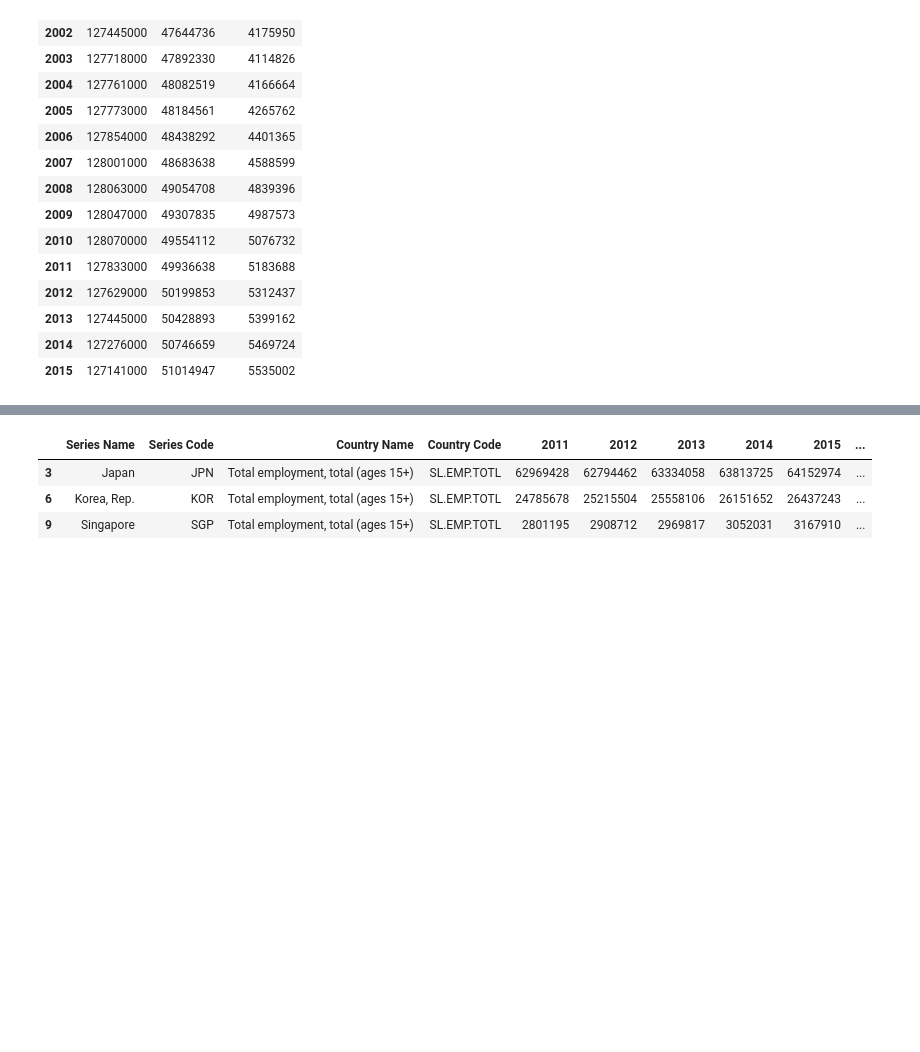
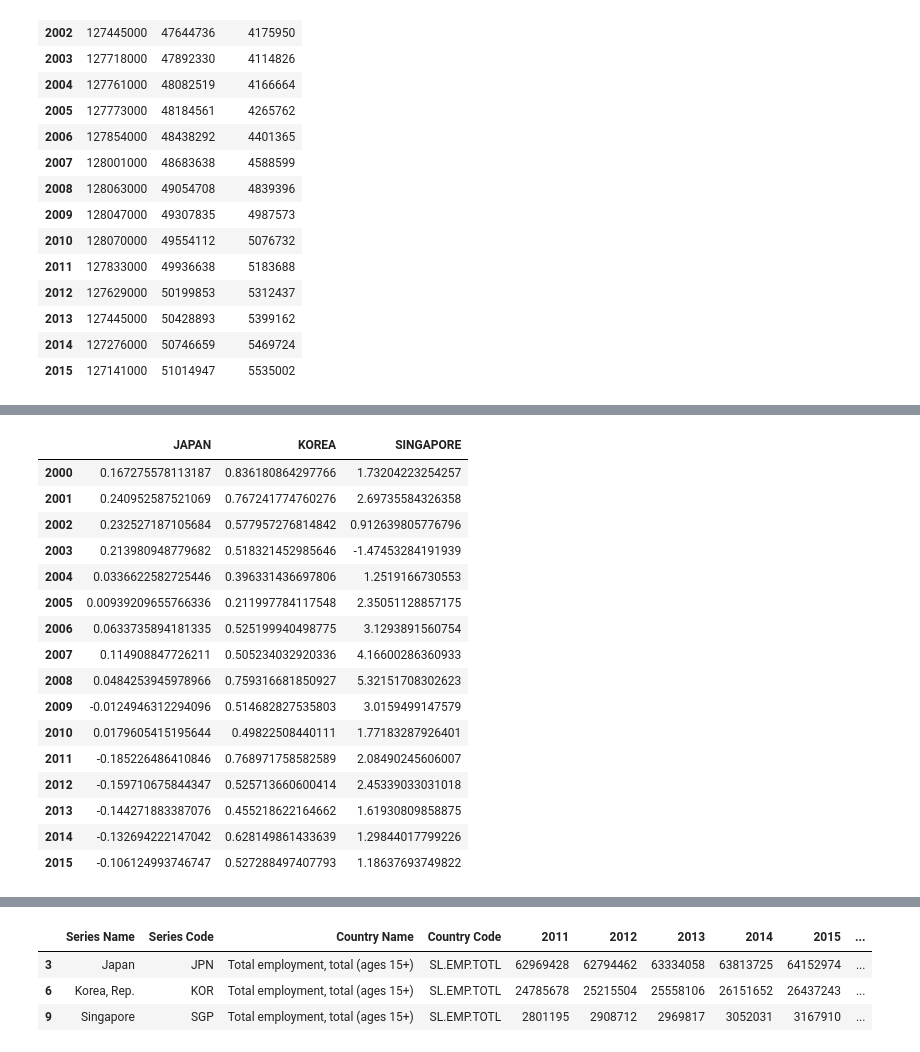
Before and after one commit to Dolly0106/RL, a Jupyter notebook: HW2.ipynb, the cells around one changed output, grey strips where cells are left out. Saved outputs shown, nothing was run; the diff lists cells and outputs as text; code cells hidden in the pictures; blank space fills up the shorter version.

```diff
--- a/HW2.ipynb
+++ b/HW2.ipynb
@@ -68 +125,40 @@ df
+# %%
+#人口成長率可以影響國家未來的發展
+
+Country = ['JAPAN', 'KOREA', 'SINGAPORE']
+years = np.linspace(2000, 2015, 16)
+#日本
+Pd_country1 = population_growth.loc[4]
+#韓國
+Pd_country2 = population_growth.loc[5]
+#新加坡
+Pd_country3 = population_growth.loc[6]
+
+alldata = {
+    "JAPAN": Pd_country1,
+    "KOREA" : Pd_country2,
+    "SINGAPORE": Pd_country3,
+}
+
+df2 = pd.DataFrame(alldata)
+df2 = df2.iloc[4:]
+df2
+# %% [output]
+|  | JAPAN | KOREA | SINGAPORE |
+| 2000 | 0.167275578113187 | 0.836180864297766 | 1.73204223254257 |
+| 2001 | 0.240952587521069 | 0.767241774760276 | 2.69735584326358 |
+| 2002 | 0.232527187105684 | 0.577957276814842 | 0.912639805776796 |
+| 2003 | 0.213980948779682 | 0.518321452985646 | -1.47453284191939 |
+| 2004 | 0.0336622582725446 | 0.396331436697806 | 1.2519166730553 |
+| 2005 | 0.00939209655766336 | 0.211997784117548 | 2.35051128857175 |
+| 2006 | 0.0633735894181335 | 0.525199940498775 | 3.1293891560754 |
+| 2007 | 0.114908847726211 | 0.505234032920336 | 4.16600286360933 |
+| 2008 | 0.0484253945978966 | 0.759316681850927 | 5.32151708302623 |
+| 2009 | -0.0124946312294096 | 0.514682827535803 | 3.0159499147579 |
+| 2010 | 0.0179605415195644 | 0.49822508440111 | 1.77183287926401 |
+| 2011 | -0.185226486410846 | 0.768971758582589 | 2.08490245606007 |
+| 2012 | -0.159710675844347 | 0.525713660600414 | 2.45339033031018 |
+| 2013 | -0.144271883387076 | 0.455218622164662 | 1.61930809858875 |
+| 2014 | -0.132694222147042 | 0.628149861433639 | 1.29844017799226 |
+| 2015 | -0.106124993746747 | 0.527288497407793 | 1.18637693749822 |
 # %%
```
Also changed, not shown: parts of 17 cells of this notebook, 1 other file.
